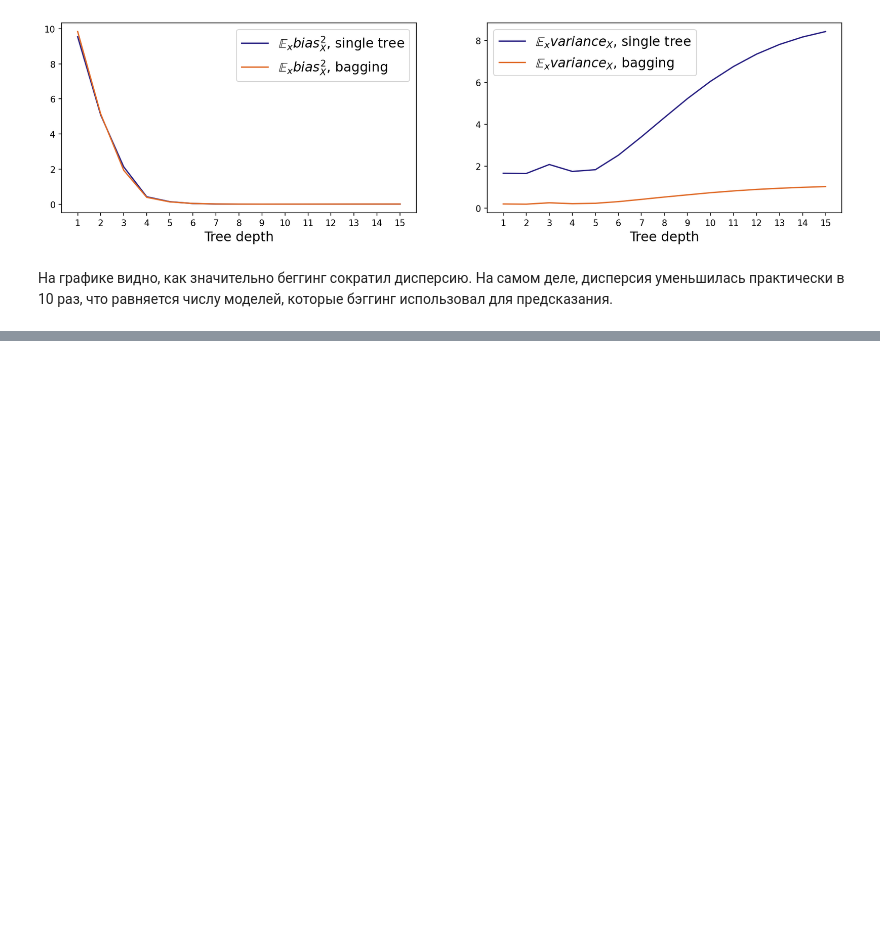
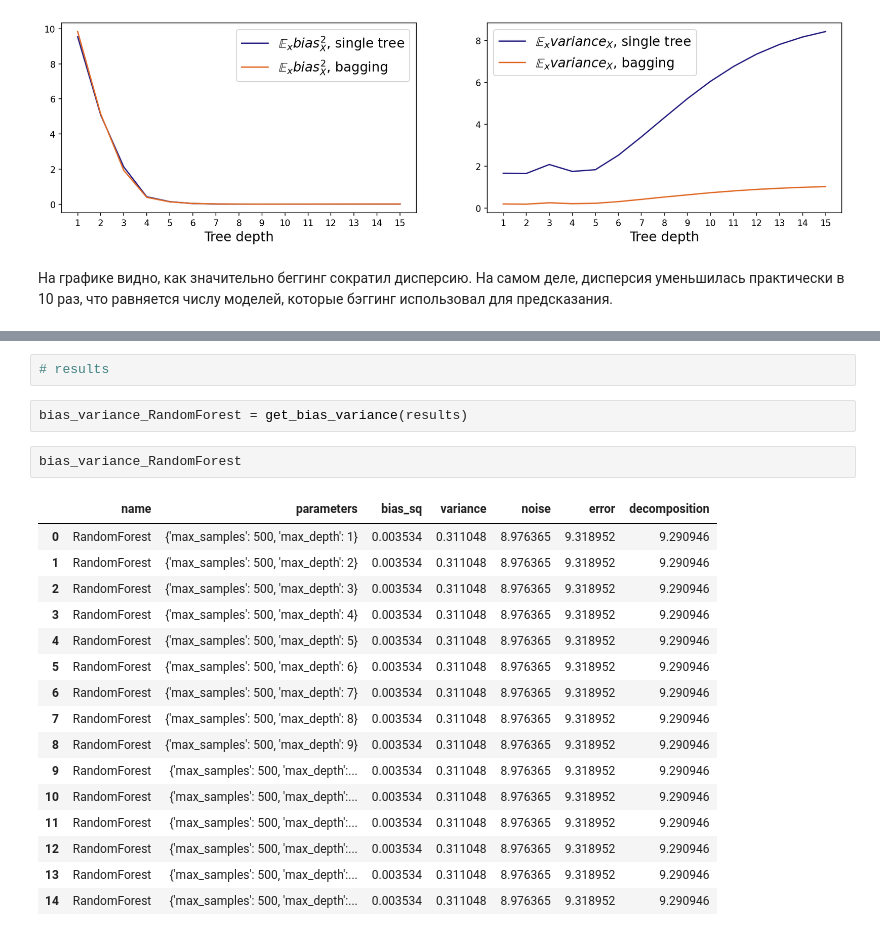
Before and after one commit to AnnaKangur/bias_and_variance, a Jupyter notebook: bias_variance_handbook_ya.ipynb, the cells around one changed output, grey strips where cells are left out. Cells and saved outputs as stored; diff of their text form; blank space fills up the shorter version.

```diff
--- a/bias_variance_handbook_ya.ipynb
+++ b/bias_variance_handbook_ya.ipynb
@@ -452,0 +555,23 @@ plt.show()
+# %%
+# results
+# %%
+bias_variance_RandomForest = get_bias_variance(results)
+# %%
+bias_variance_RandomForest
+# %% [output]
+|  | name | parameters | bias_sq | variance | noise | error | decomposition |
+| 0 | RandomForest | {'max_samples': 500, 'max_depth': 1} | 0.003534 | 0.311048 | 8.976365 | 9.318952 | 9.290946 |
+| 1 | RandomForest | {'max_samples': 500, 'max_depth': 2} | 0.003534 | 0.311048 | 8.976365 | 9.318952 | 9.290946 |
+| 2 | RandomForest | {'max_samples': 500, 'max_depth': 3} | 0.003534 | 0.311048 | 8.976365 | 9.318952 | 9.290946 |
+| 3 | RandomForest | {'max_samples': 500, 'max_depth': 4} | 0.003534 | 0.311048 | 8.976365 | 9.318952 | 9.290946 |
+| 4 | RandomForest | {'max_samples': 500, 'max_depth': 5} | 0.003534 | 0.311048 | 8.976365 | 9.318952 | 9.290946 |
+| 5 | RandomForest | {'max_samples': 500, 'max_depth': 6} | 0.003534 | 0.311048 | 8.976365 | 9.318952 | 9.290946 |
+| 6 | RandomForest | {'max_samples': 500, 'max_depth': 7} | 0.003534 | 0.311048 | 8.976365 | 9.318952 | 9.290946 |
+| 7 | RandomForest | {'max_samples': 500, 'max_depth': 8} | 0.003534 | 0.311048 | 8.976365 | 9.318952 | 9.290946 |
+| 8 | RandomForest | {'max_samples': 500, 'max_depth': 9} | 0.003534 | 0.311048 | 8.976365 | 9.318952 | 9.290946 |
+| 9 | RandomForest | {'max_samples': 500, 'max_depth':... | 0.003534 | 0.311048 | 8.976365 | 9.318952 | 9.290946 |
+| 10 | RandomForest | {'max_samples': 500, 'max_depth':... | 0.003534 | 0.311048 | 8.976365 | 9.318952 | 9.290946 |
+| 11 | RandomForest | {'max_samples': 500, 'max_depth':... | 0.003534 | 0.311048 | 8.976365 | 9.318952 | 9.290946 |
+| 12 | RandomForest | {'max_samples': 500, 'max_depth':... | 0.003534 | 0.311048 | 8.976365 | 9.318952 | 9.290946 |
+| 13 | RandomForest | {'max_samples': 500, 'max_depth':... | 0.003534 | 0.311048 | 8.976365 | 9.318952 | 9.290946 |
+| 14 | RandomForest | {'max_samples': 500, 'max_depth':... | 0.003534 | 0.311048 | 8.976365 | 9.318952 | 9.290946 |
```
Also changed, not shown: parts of 27 cells of this notebook.
